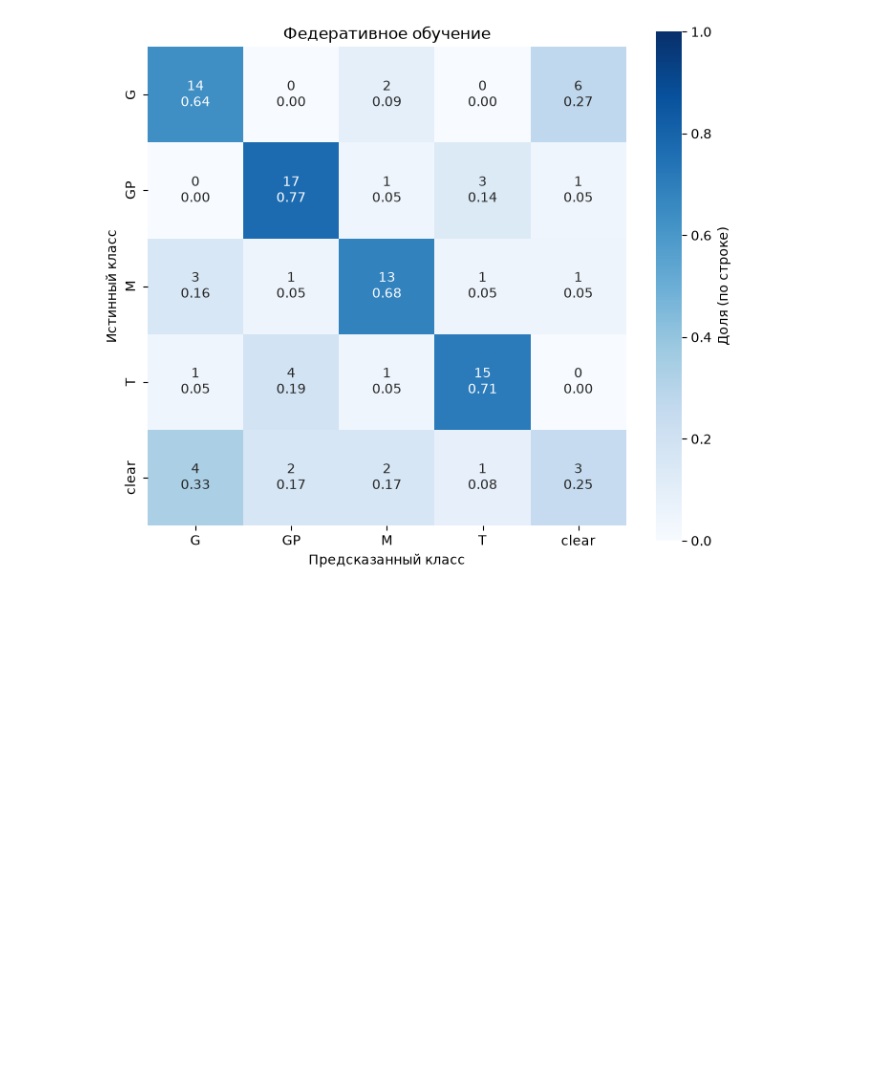
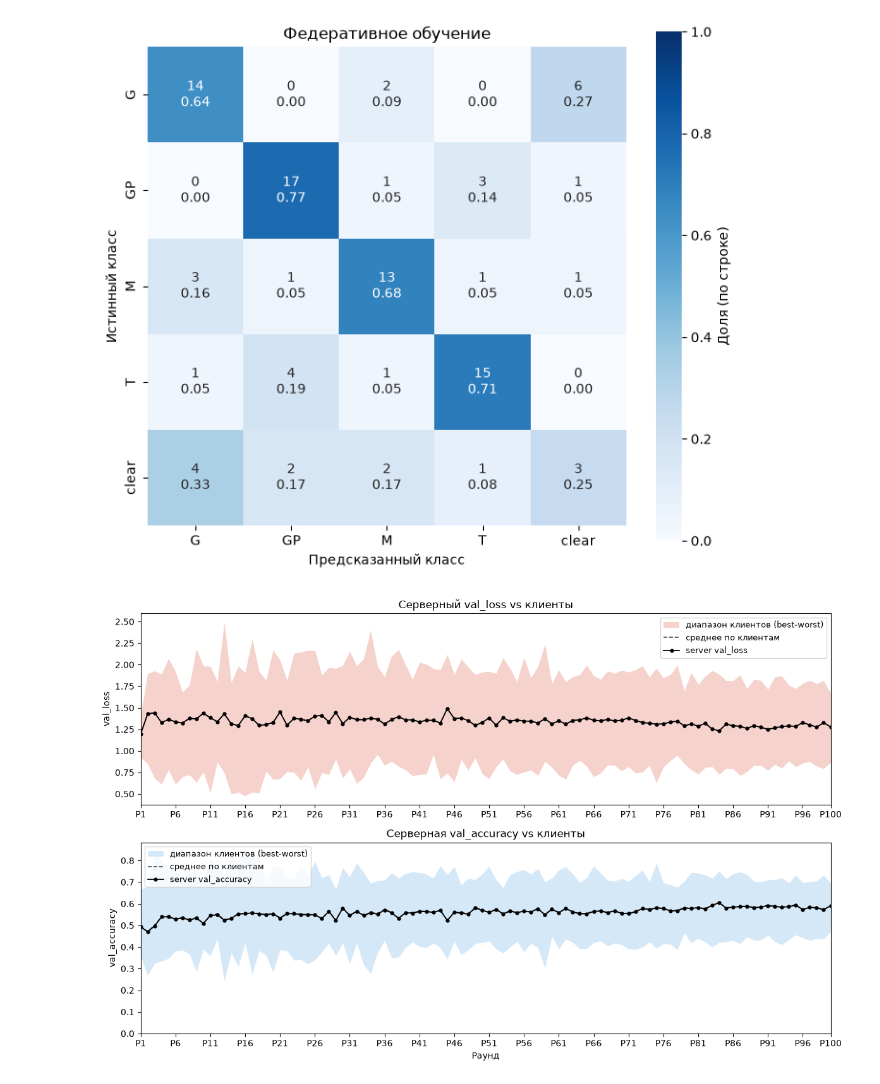
Before and after one commit to Ilyaant/federated-learning-experiments, a Jupyter notebook: notebooks/metrics.ipynb, the cells around one changed output. Cells and saved outputs as stored; diff of their text form; code cells hidden in the pictures; blank space fills up the shorter version.

```diff
--- a/notebooks/metrics.ipynb
+++ b/notebooks/metrics.ipynb
@@ -34,6 +34,3 @@ metrics[['test_accuracy', 'test_f1', 'test_image_accuracy', 'test_image_f1']]
 | 98 | 0.650712 | 0.635414 | 0.728155 | 0.706649 |
 | 99 | 0.652136 | 0.636053 | 0.728155 | 0.706649 |
 100 rows × 4 columns
-# %%
-metrics = pd.read_csv('/app/logs/exp_new_aug_20261019_224_3epochs/metrics.csv')
-metrics[['test_accuracy', 'test_f1', 'test_image_accuracy', 'test_image_f1']]
@@ -290,7 +273,7 @@ def plot_client_deviation(
     axes[-1, 0].set_xlabel("Раунд")
     fig.tight_layout()
     plt.show()
-    return fig
-
-
-plot_client_deviation("/app/logs/exp_new_aug_20261019_224_3epochs")
+# %%
+plot_client_deviation("/app/logs/exp_new_aug_20261004_no_blur_noise")
+# %% [output]
+[figure, added]
```
Also changed, not shown: parts of 3 cells of this notebook.
